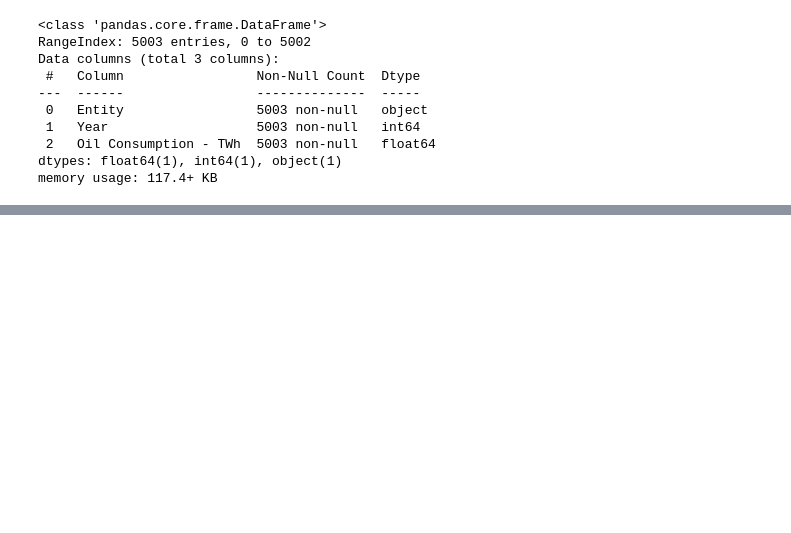
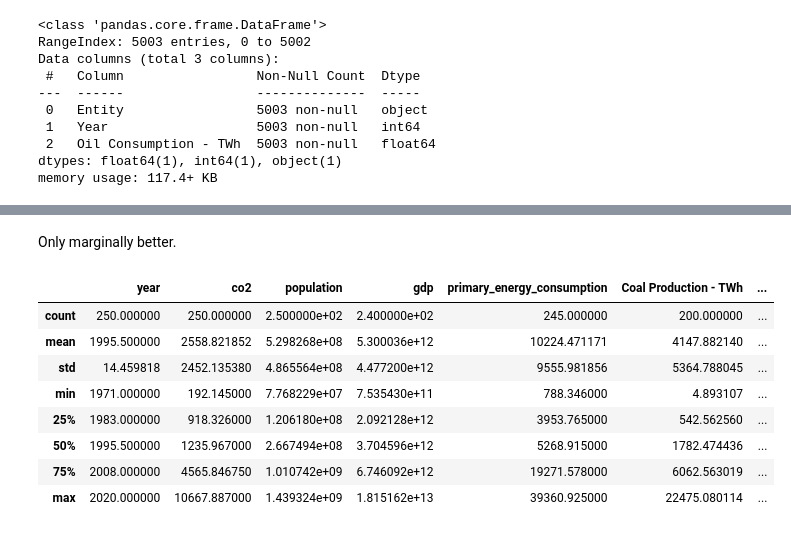
Before and after one commit to mattryczek/CIS-435-Project, a Jupyter notebook: Project EDA.ipynb, the cells around one changed output, grey strips where cells are left out. Cells and saved outputs as stored; diff of their text form; code cells hidden in the pictures; blank space fills up the shorter version.

```diff
--- a/Project EDA.ipynb
+++ b/Project EDA.ipynb
@@ -320,0 +432,15 @@ final.to_csv('dataset.csv', index=False)
+# %% [markdown]
+Only marginally better.
+# %%
+recents = recents_1970
+recents.describe()
+# %% [output]
+|  | year | co2 | population | gdp | primary_energy_consumption | Coal Production - TWh | ... |
+| count | 250.000000 | 250.000000 | 2.500000e+02 | 2.400000e+02 | 245.000000 | 200.000000 | ... |
+| mean | 1995.500000 | 2558.821852 | 5.298268e+08 | 5.300036e+12 | 10224.471171 | 4147.882140 | ... |
+| std | 14.459818 | 2452.135380 | 4.865564e+08 | 4.477200e+12 | 9555.981856 | 5364.788045 | ... |
+| min | 1971.000000 | 192.145000 | 7.768229e+07 | 7.535430e+11 | 788.346000 | 4.893107 | ... |
+| 25% | 1983.000000 | 918.326000 | 1.206180e+08 | 2.092128e+12 | 3953.765000 | 542.562560 | ... |
+| 50% | 1995.500000 | 1235.967000 | 2.667494e+08 | 3.704596e+12 | 5268.915000 | 1782.474436 | ... |
+| 75% | 2008.000000 | 4565.846750 | 1.010742e+09 | 6.746092e+12 | 19271.578000 | 6062.563019 | ... |
+| max | 2020.000000 | 10667.887000 | 1.439324e+09 | 1.815162e+13 | 39360.925000 | 22475.080114 | ... |
```
Also changed, not shown: parts of 21 cells of this notebook.
